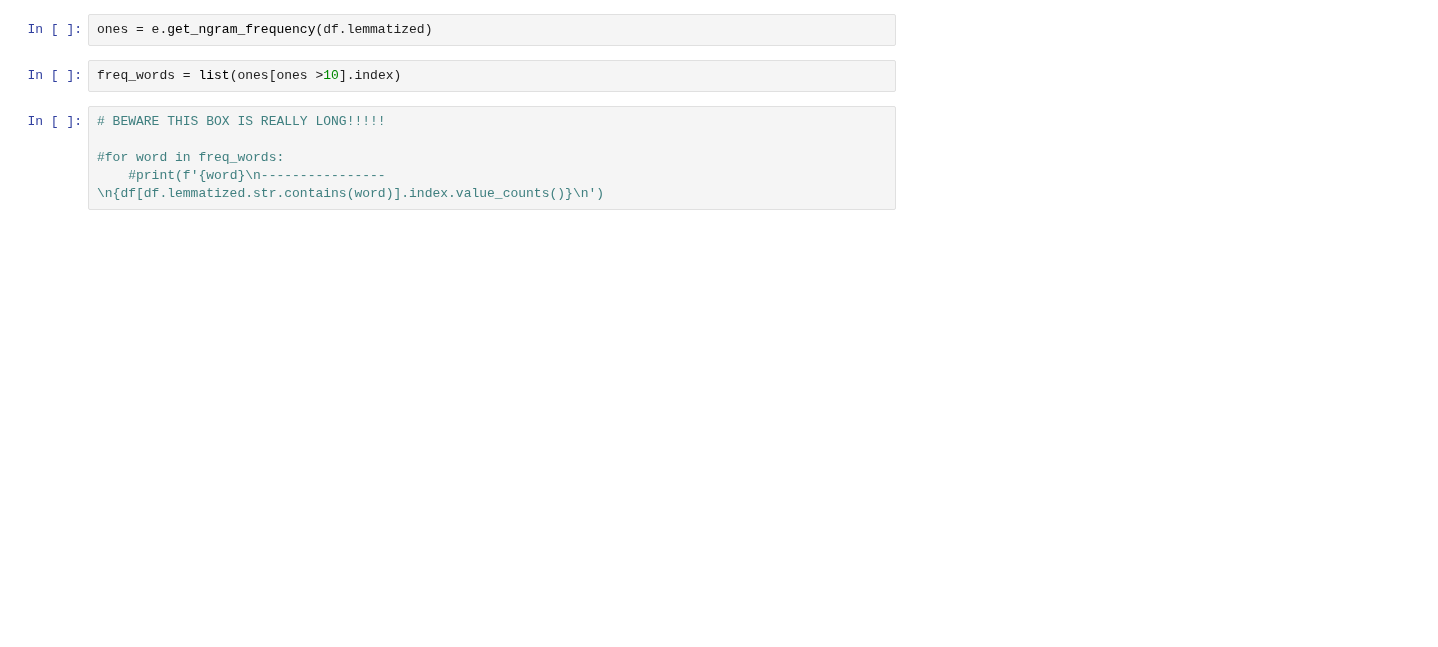
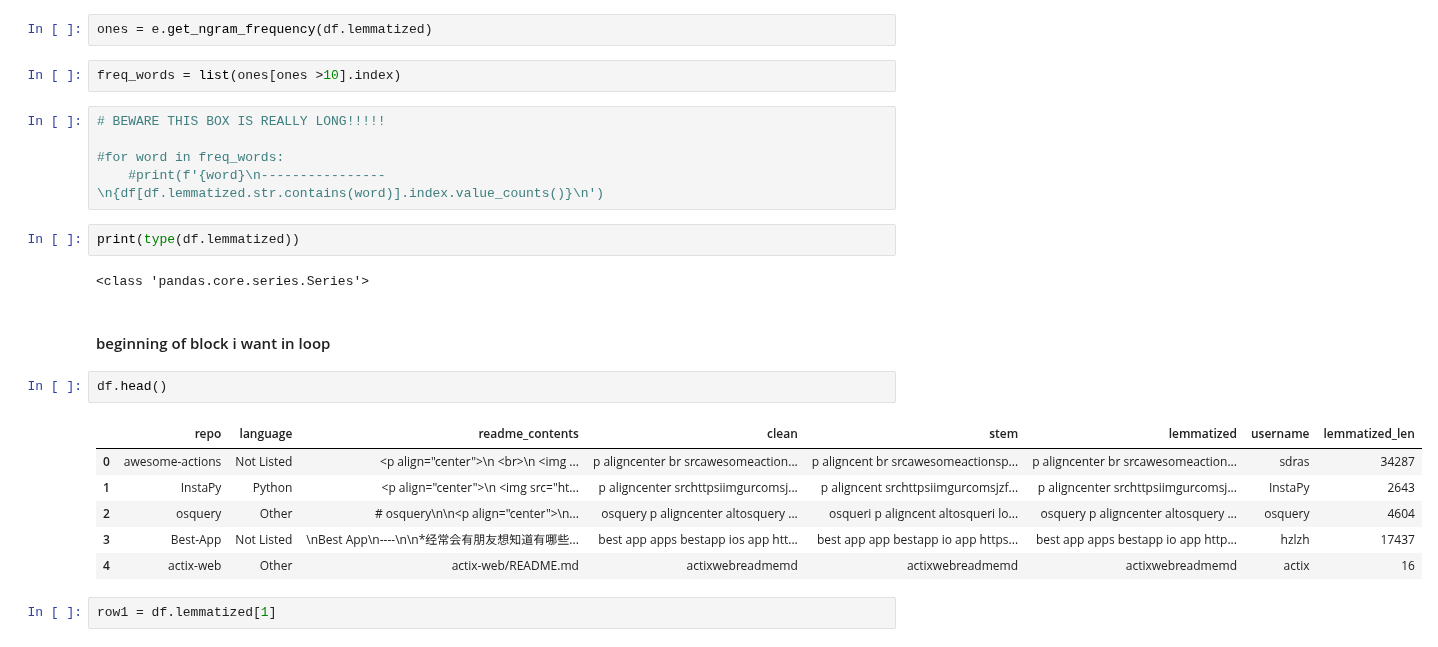
Before and after one commit to L-G-B-Team/nlp-project, a Jupyter notebook: Naomi_workbook.ipynb, the cells around one changed output. Saved outputs shown, nothing was run; the diff lists cells and outputs as text; blank space fills up the shorter version.

```diff
--- a/Naomi_workbook.ipynb
+++ b/Naomi_workbook.ipynb
@@ -244,3 +202,20 @@ freq_words = list(ones[ones >10].index)
 
 #for word in freq_words:
     #print(f'{word}\n----------------\n{df[df.lemmatized.str.contains(word)].index.value_counts()}\n')
+# %%
+print(type(df.lemmatized))
+# %% [output]
+<class 'pandas.core.series.Series'>
+# %% [markdown]
+#### beginning of block i want in loop
+# %%
+df.head()
+# %% [output]
+|  | repo | language | readme_contents | clean | stem | lemmatized | username | lemmatized_len |
+| 0 | awesome-actions | Not Listed | <p align="center">\n <br>\n <img ... | p aligncenter br srcawesomeaction... | p aligncent br srcawesomeactionsp... | p aligncenter br srcawesomeaction... | sdras | 34287 |
+| 1 | InstaPy | Python | <p align="center">\n <img src="ht... | p aligncenter srchttpsiimgurcomsj... | p aligncent srchttpsiimgurcomsjzf... | p aligncenter srchttpsiimgurcomsj... | InstaPy | 2643 |
+| 2 | osquery | Other | # osquery\n\n<p align="center">\n... | osquery p aligncenter altosquery ... | osqueri p aligncent altosqueri lo... | osquery p aligncenter altosquery ... | osquery | 4604 |
+| 3 | Best-App | Not Listed | \nBest App\n----\n\n*经常会有朋友想知道有哪些... | best app apps bestapp ios app htt... | best app app bestapp io app https... | best app apps bestapp io app http... | hzlzh | 17437 |
+| 4 | actix-web | Other | actix-web/README.md | actixwebreadmemd | actixwebreadmemd | actixwebreadmemd | actix | 16 |
+# %%
+row1 = df.lemmatized[1]
```
Also changed, not shown: parts of 49 cells of this notebook, 1 other file.
